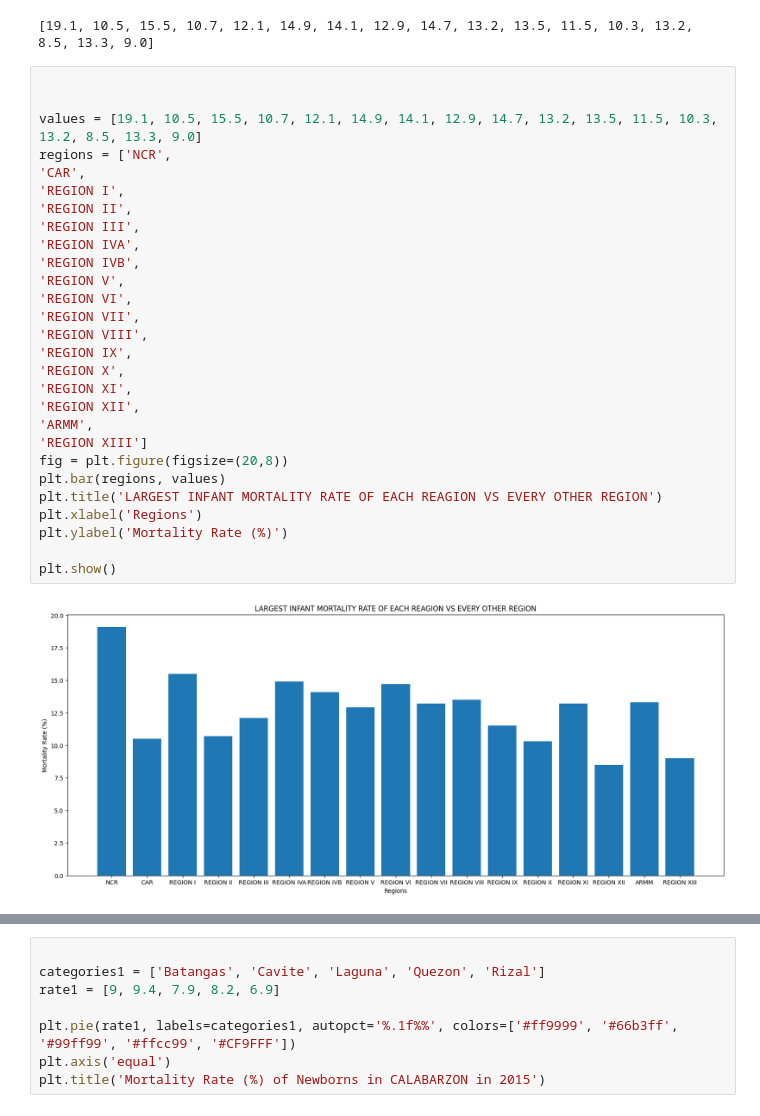
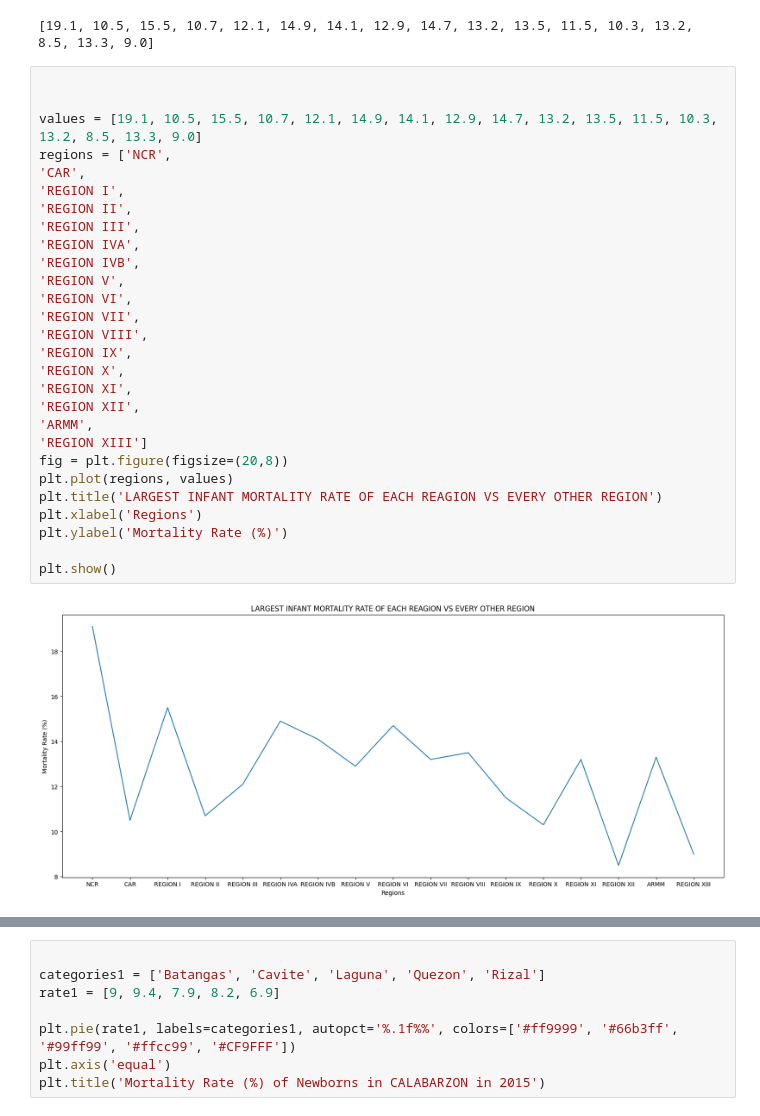
Before and after one commit to Glennarcega/IT-BA-3203-PROJECT, a Jupyter notebook: Social_Factor_of_death.ipynb, the cells around one changed output, grey strips where cells are left out. Drawn from its saved outputs; the diff is of its cells as text.

```diff
--- a/Social_Factor_of_death.ipynb
+++ b/Social_Factor_of_death.ipynb
@@ -250,33 +250,33 @@ print (mortality)
 # %%
 
 
 values = [19.1, 10.5, 15.5, 10.7, 12.1, 14.9, 14.1, 12.9, 14.7, 13.2, 13.5, 11.5, 10.3, 13.2, 8.5, 13.3, 9.0]
 regions = ['NCR',
 'CAR',
 'REGION I',
 'REGION II',
 'REGION III',
 'REGION IVA',
 'REGION IVB',
 'REGION V',
 'REGION VI',
 'REGION VII',
 'REGION VIII',
 'REGION IX',
 'REGION X',
 'REGION XI',
 'REGION XII',
 'ARMM',
 'REGION XIII']
 fig = plt.figure(figsize=(20,8))
-plt.bar(regions, values)
+plt.plot(regions, values)
 plt.title('LARGEST INFANT MORTALITY RATE OF EACH REAGION VS EVERY OTHER REGION')
 plt.xlabel('Regions')
 plt.ylabel('Mortality Rate (%)')
 
 plt.show()
 # %% [output]
-[figure, old version]
+[figure, new version]
 # %%
 
 Year1 = data1['Year']
```
Also changed, not shown: parts of 6 cells of this notebook.
